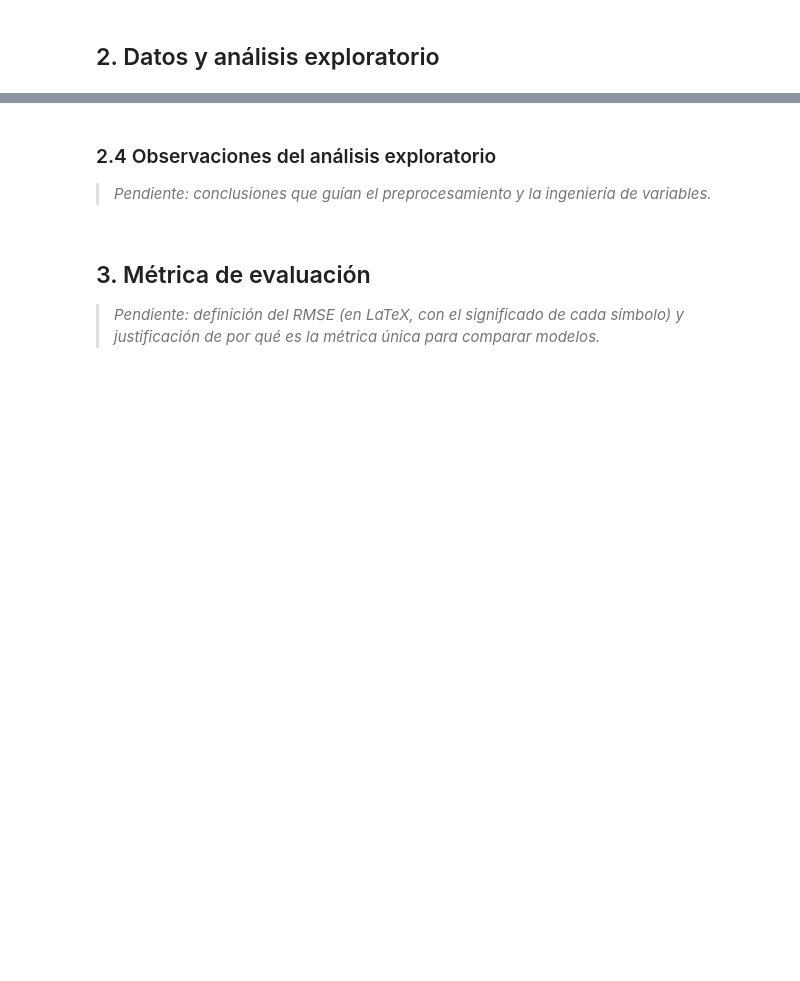
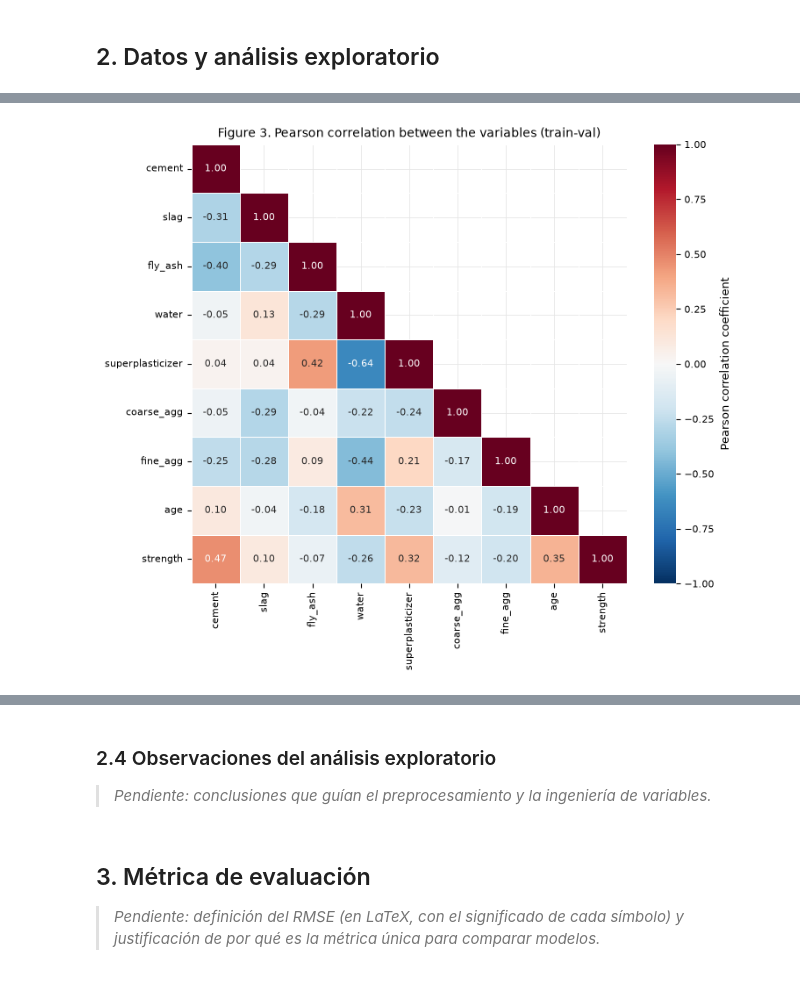
Before and after one commit to 25adiaz-apps/phd-civil-ualberta, a Jupyter notebook: machine-learning/assignment-4/question-1-concrete-strength.ipynb, the cells around one changed output, grey strips where cells are left out. Cells and saved outputs as stored; diff of their text form; code cells hidden in the pictures; blank space fills up the shorter version.

```diff
--- a/machine-learning/assignment-4/question-1-concrete-strength.ipynb
+++ b/machine-learning/assignment-4/question-1-concrete-strength.ipynb
@@ -39,0 +347,12 @@
+# %%
+correlation = train_val_df.corr(method="pearson")
+upper_triangle = np.triu(np.ones_like(correlation, dtype=bool), k=1)
+
+fig, ax = plt.subplots(figsize=(8, 6.5))
+sns.heatmap(correlation, mask=upper_triangle, cmap="RdBu_r", vmin=-1, vmax=1, center=0,
+            annot=True, fmt=".2f", annot_kws={"size": 8}, linewidths=0.5, linecolor="white",
+            cbar_kws={"label": "Pearson correlation coefficient"}, ax=ax)
+ax.set_title("Figure 3. Pearson correlation between the variables (train-val)")
+plt.show()
+# %% [output]
+[figure, added]
```
Also changed, not shown: parts of 39 cells of this notebook.
